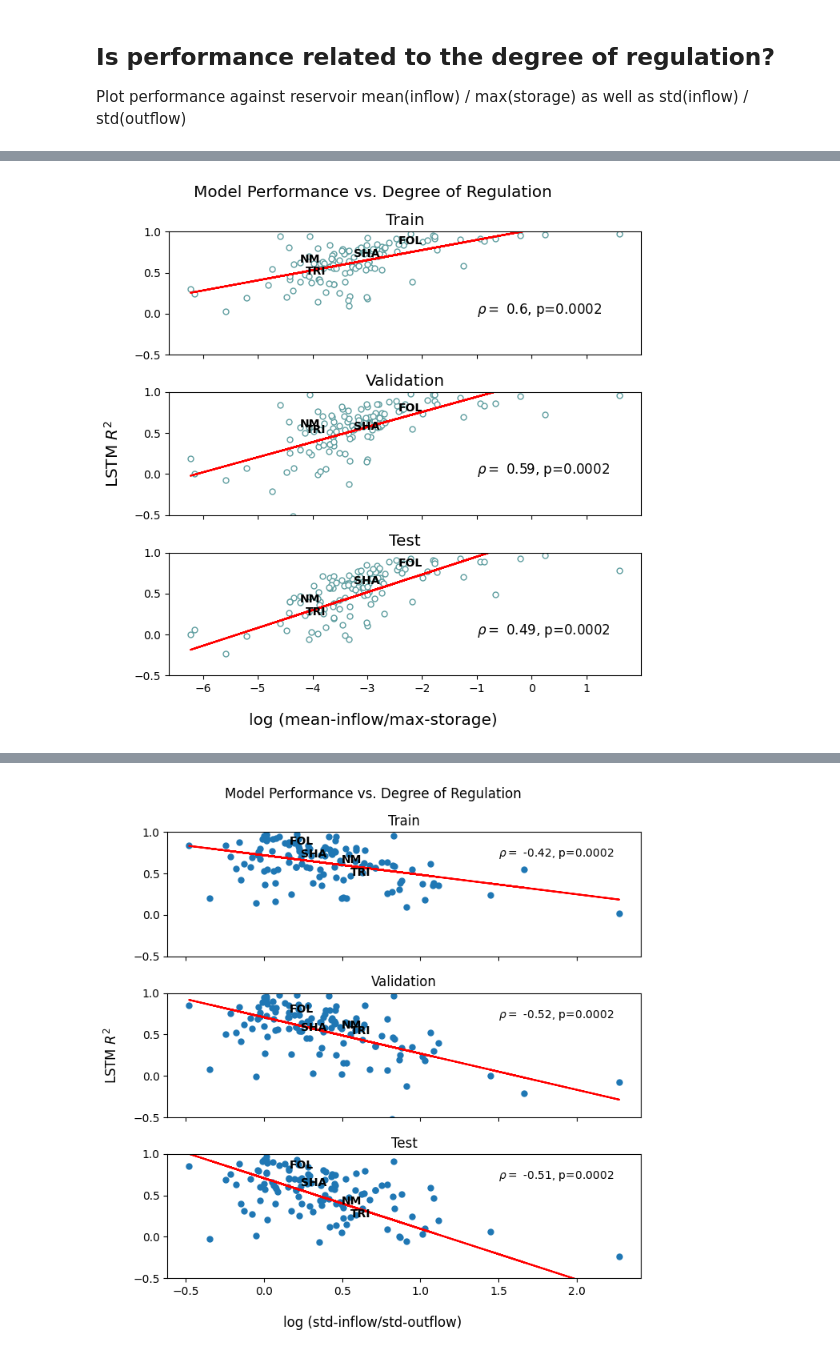
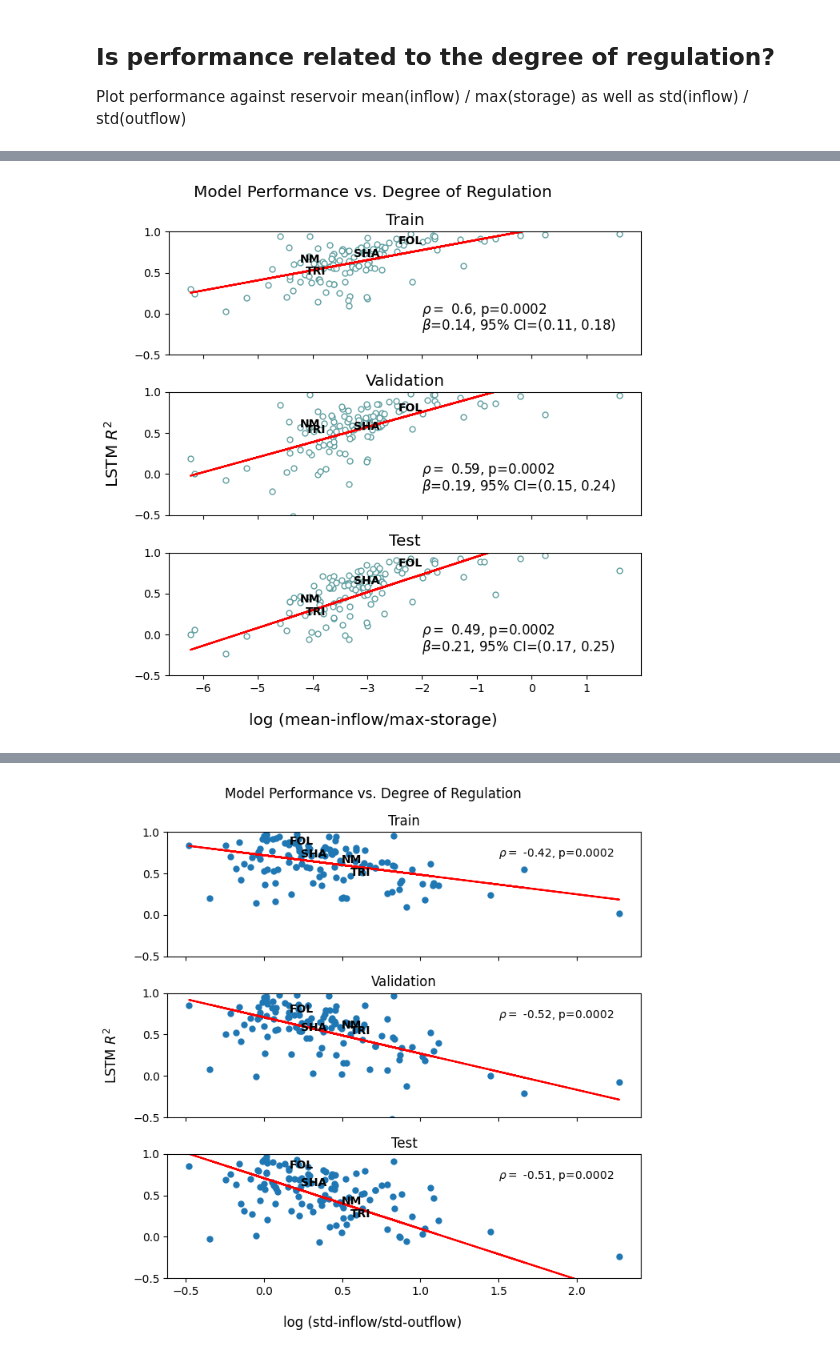
Before and after one commit to Matt2371/DL-reservoir-modeling, a Jupyter notebook: experiments/10e_resops_evaluate.ipynb, the cells around one changed output, grey strips where cells are left out. Cells and saved outputs as stored; diff of their text form; code cells hidden in the pictures.

```diff
--- a/experiments/10e_resops_evaluate.ipynb
+++ b/experiments/10e_resops_evaluate.ipynb
@@ -174,3 +157,10 @@ df_result
+# %%
+# Combine with DOR from GRanD
+import geopandas as gpd
+gdf = gpd.read_file("data/GRanD/GRanD_dams_v1_3.shp").drop(columns="geometry").set_index("GRAND_ID")
+gdf.index = gdf.index.astype(str)
+df_result = df_result.join(gdf['DOR_PC'], how='left')
+df_result['LOG_DOR_PC'] = np.log(df_result['DOR_PC'])
 # %%
 # Combine with model performance
 df_result = df_result.join(other=r2_scores_df, how='inner')
@@ -431,40 +418,50 @@ y_train, y_val, y_test = df_result['train'], df_result['val'], df_result['test']
 axes[0].scatter(x, y_train, s=25, color='white', edgecolors='cadetblue')
 # Label Shasta, New Melones, Trinity, Folsom
 name_to_id = {'SHA':'132', 'FOL':'182', 'NM':'198', 'TRI':'131'} # reservoir name to reservoir ID
+
 for name, id in name_to_id.items():
     axes[0].text(x[id], y_train[id], name, weight='bold')
 axes[0].set_ylim(-0.5, 1)
 axes[0].set_title('Train', size='x-large')
 # Add line of best fit
 lobf(x, y_train, ax=axes[0])
 # Add correlation and p-value
 corr_train, pval_train = correlate_pval(x, y_train)
-axes[0].text(-1, 0, r'$\rho=$'+f' {round(corr_train, 2)}, p={round(pval_train, 6)}', size='large')
+axes[0].text(-2, 0, r'$\rho=$'+f' {round(corr_train, 2)}, p={round(pval_train, 6)}', size='large')
+# Theil-Sen slope and 95 CI
+slope_train, intercept_train, lo_train, hi_train = theilslopes(y_train, x, alpha=0.95)
+axes[0].text(-2, -0.2, fr'$\beta$={round(slope_train, 2)}, 95% CI=({round(lo_train, 2)}, {round(hi_train, 2)})', size='large')
 
 axes[1].scatter(x, y_val, s=25, color='white', edgecolors='cadetblue')
 for name, id in name_to_id.items():
     axes[1].text(x[id], y_val[id], name, weight='bold')
 axes[1].set_ylim(-0.5, 1)
 axes[1].set_title('Validation', size='x-large')
 lobf(x, y_val, ax=axes[1])
 corr_val, pval_val = correlate_pval(x, y_val)
-axes[1].text(-1, 0, r'$\rho=$'+f' {round(corr_val, 2)}, p={round(pval_val, 6)}', size='large')
+axes[1].text(-2, 0, r'$\rho=$'+f' {round(corr_val, 2)}, p={round(pval_val, 6)}', size='large')
+# Theil-Sen slope and 95 CI
+slope_val, intercept_val, lo_val, hi_val = theilslopes(y_val, x, alpha=0.95)
+axes[1].text(-2, -0.2, fr'$\beta$={round(slope_val, 2)}, 95% CI=({round(lo_val, 2)}, {round(hi_val, 2)})', size='large')
 
 # One outlying point is removed from the test set
 axes[2].scatter(x.drop(index='1249'), y_test.drop(index='1249'), s=25, color='white', edgecolors='cadetblue')
 for name, id in name_to_id.items():
     axes[2].text(x[id], y_test[id], name, weight='bold')
 axes[2].set_ylim(-0.5, 1)
 axes[2].set_title('Test', size='x-large')
 lobf(x.drop(index='1249'), y_test.drop(index='1249'), ax=axes[2])
 corr_test, pval_test = correlate_pval(x.drop(index='1249'), y_test.drop(index='1249'))
-axes[2].text(-1, 0, r'$\rho=$'+f' {round(corr_test, 2)}, p={round(pval_test, 6)}', size='large')
+axes[2].text(-2, 0, r'$\rho=$'+f' {round(corr_test, 2)}, p={round(pval_test, 6)}', size='large')
+# Theil-Sen slope and 95 CI
+slope_test, intercept_test, lo_test, hi_test = theilslopes(y_test, x, alpha=0.95)
+axes[2].text(-2, -0.2, fr'$\beta$={round(slope_test, 2)}, 95% CI=({round(lo_test, 2)}, {round(hi_test, 2)})', size='large')
 
 fig.suptitle('Model Performance vs. Degree of Regulation', size='x-large')
 fig.supylabel('LSTM $R^2$', size='x-large')
 fig.supxlabel('log (mean-inflow/max-storage)', size='x-large')
 plt.tight_layout()
-plt.savefig('report/drafting/8_15_2025/Figures/degree_of_regulation.png', dpi=300)
+plt.savefig('report/drafting/8_15_2025/Figures/degree_of_regulation1.png', dpi=300)
 plt.show()
 # %% [output]
-[figure, old version]
+[figure, new version]
```
Also changed, not shown: parts of 11 cells of this notebook, 13 other files.
